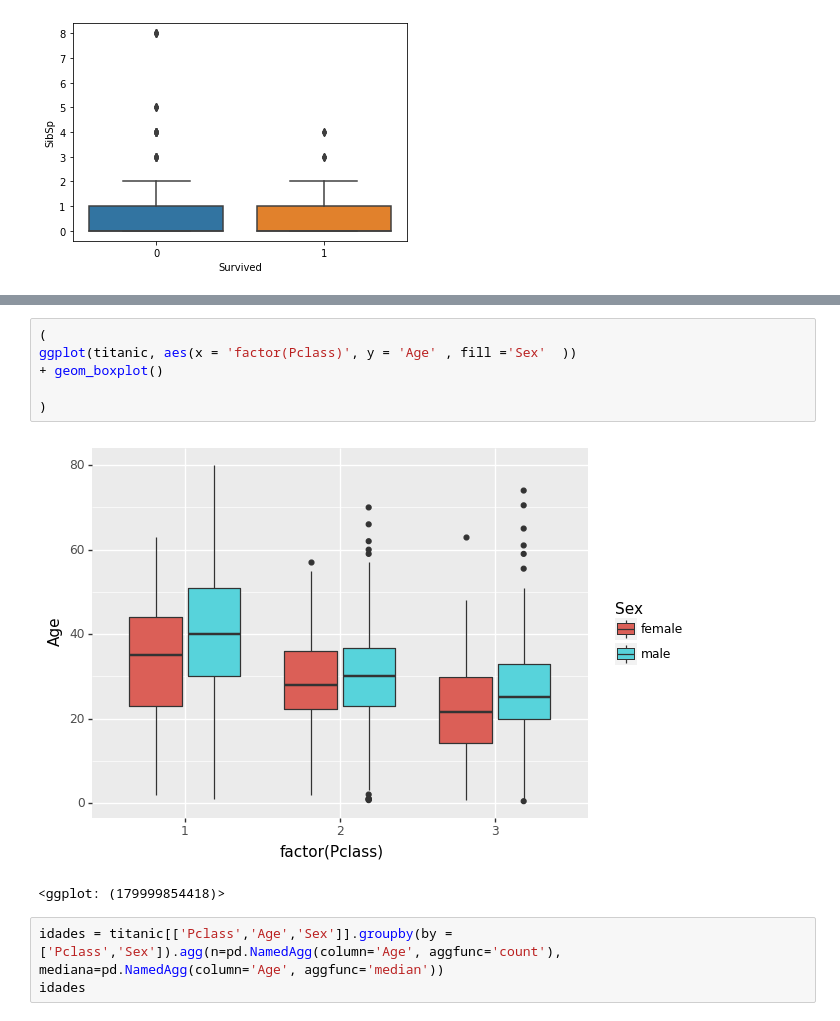
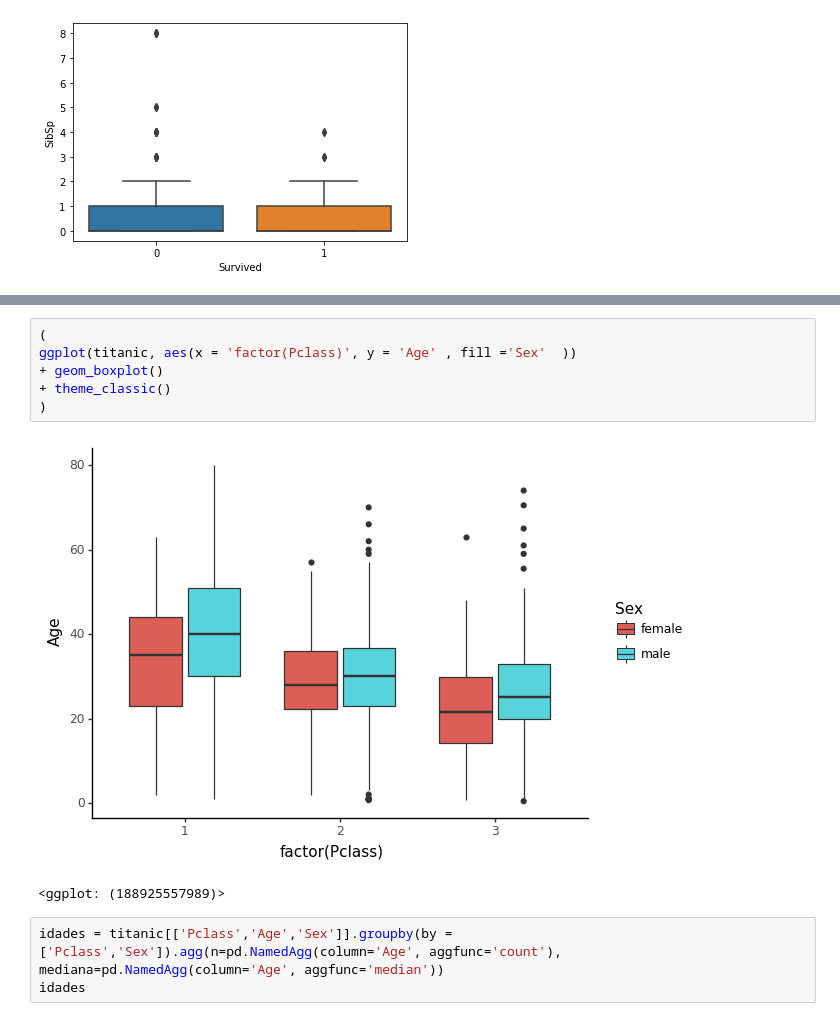
Before and after one commit to AmandaXavier02/Titanic, a Jupyter notebook: analiseTitanic.ipynb, the cells around one changed output, grey strips where cells are left out. Drawn from its saved outputs; the diff is of its cells as text.

```diff
--- a/analiseTitanic.ipynb
+++ b/analiseTitanic.ipynb
@@ -107,12 +103,12 @@ sns.boxplot(data = titanic, x ='Survived', y = 'Parch' )
 # %%
 (
 ggplot(titanic, aes(x = 'factor(Pclass)', y = 'Age' , fill ='Sex'  ))
 + geom_boxplot()
-
++ theme_classic()
 )
 # %% [output]
-[figure, old version]
+[figure, new version]
-<ggplot: (179999854418)>
+<ggplot: (188925557989)>
 # %%
 idades = titanic[['Pclass','Age','Sex']].groupby(by = ['Pclass','Sex']).agg(n=pd.NamedAgg(column='Age', aggfunc='count'),
 mediana=pd.NamedAgg(column='Age', aggfunc='median'))
```
Also changed, not shown: parts of 12 cells of this notebook, 1 other file.
